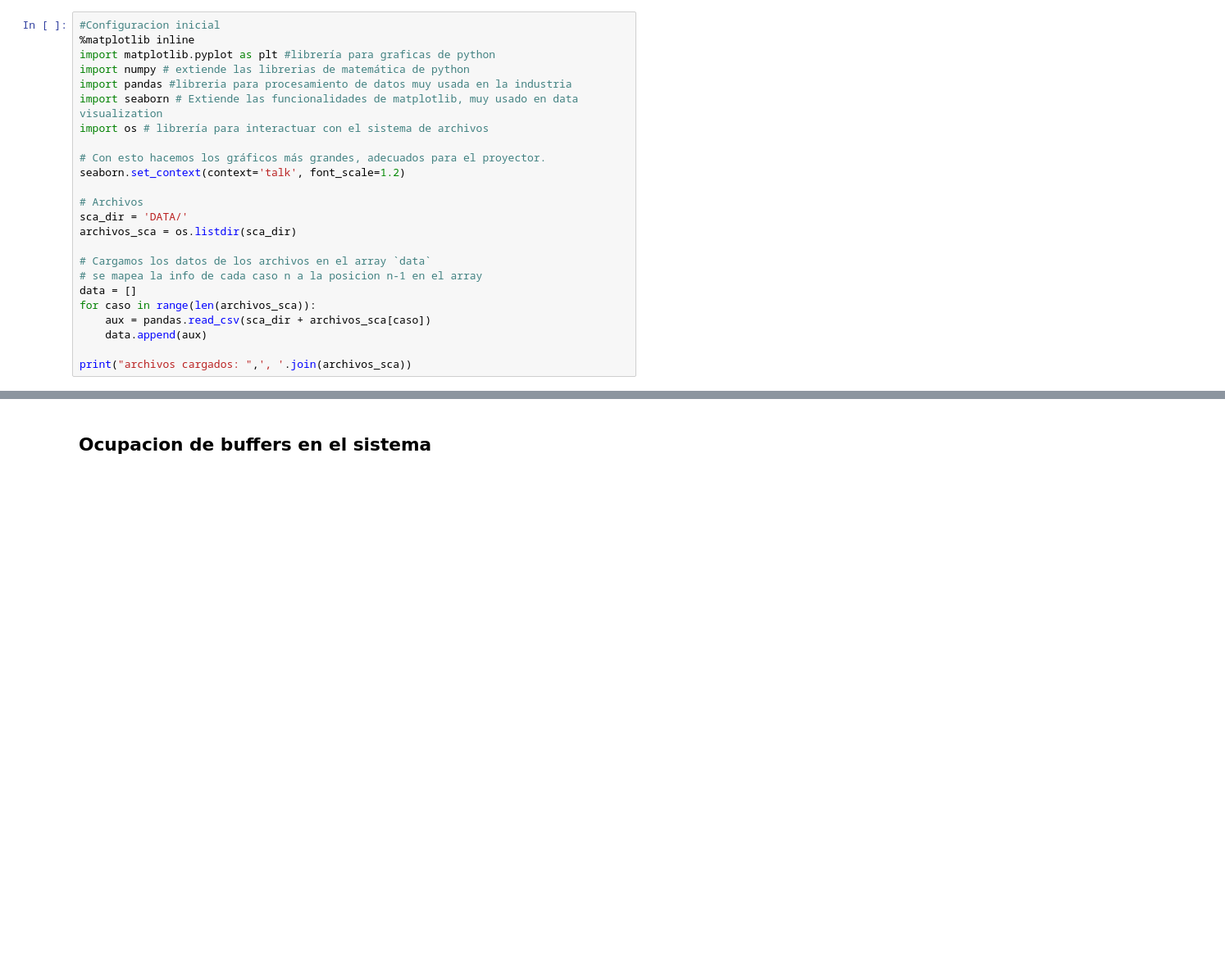
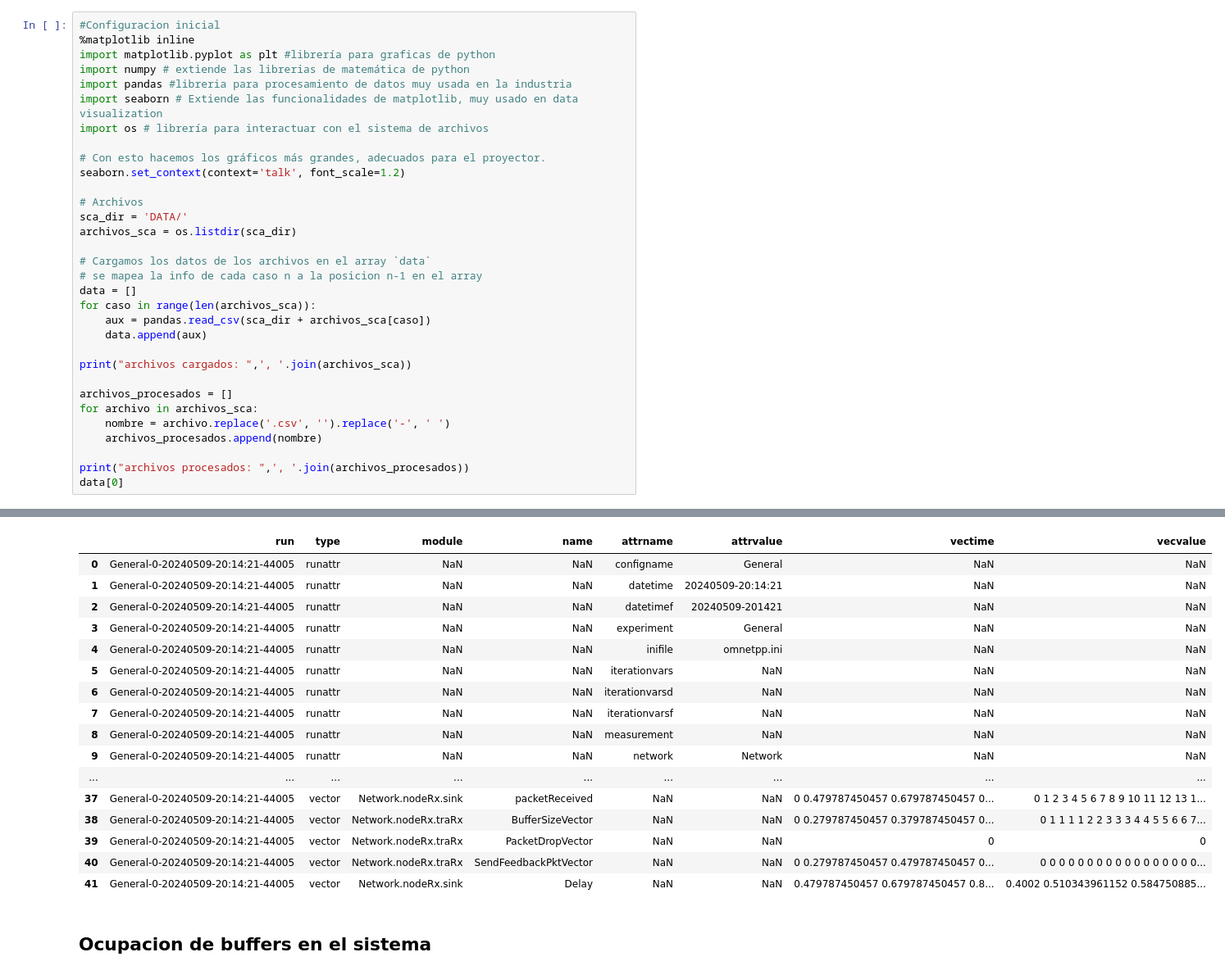
Before and after one commit to Kidmand/Redes-LAB-3, a Jupyter notebook: Notebook-results.ipynb, the cells around one changed output, grey strips where cells are left out. Shown at 82% size. Cells and saved outputs as stored; diff of their text form; blank space fills up the shorter version.

```diff
--- a/Notebook-results.ipynb
+++ b/Notebook-results.ipynb
@@ -22,5 +22,13 @@ for caso in range(len(archivos_sca)):
     data.append(aux)
 
 print("archivos cargados: ",', '.join(archivos_sca))
+
+archivos_procesados = []
+for archivo in archivos_sca:
+    nombre = archivo.replace('.csv', '').replace('-', ' ')
+    archivos_procesados.append(nombre)
+
+print("archivos procesados: ",', '.join(archivos_procesados))
+data[0]
 # %% [output]
 archivos cargados:  parte2-caso3.csv, parte2-caso2.csv, parte2-caso1.csv
@@ -27,3 +36,20 @@ archivos cargados:  parte2-caso3.csv, parte2-caso2.csv, parte2-caso1.csv
+|  | run | type | module | name | attrname | attrvalue | vectime | vecvalue |
+| 0 | General-0-20240509-20:14:21-44005 | runattr | NaN | NaN | configname | General | NaN | NaN |
+| 1 | General-0-20240509-20:14:21-44005 | runattr | NaN | NaN | datetime | 20240509-20:14:21 | NaN | NaN |
+| 2 | General-0-20240509-20:14:21-44005 | runattr | NaN | NaN | datetimef | 20240509-201421 | NaN | NaN |
+| 3 | General-0-20240509-20:14:21-44005 | runattr | NaN | NaN | experiment | General | NaN | NaN |
+| 4 | General-0-20240509-20:14:21-44005 | runattr | NaN | NaN | inifile | omnetpp.ini | NaN | NaN |
+| 5 | General-0-20240509-20:14:21-44005 | runattr | NaN | NaN | iterationvars | NaN | NaN | NaN |
+| 6 | General-0-20240509-20:14:21-44005 | runattr | NaN | NaN | iterationvarsd | NaN | NaN | NaN |
+| 7 | General-0-20240509-20:14:21-44005 | runattr | NaN | NaN | iterationvarsf | NaN | NaN | NaN |
+| 8 | General-0-20240509-20:14:21-44005 | runattr | NaN | NaN | measurement | NaN | NaN | NaN |
+| 9 | General-0-20240509-20:14:21-44005 | runattr | NaN | NaN | network | Network | NaN | NaN |
+| ... | ... | ... | ... | ... | ... | ... | ... | ... |
+| 37 | General-0-20240509-20:14:21-44005 | vector | Network.nodeRx.sink | packetReceived | NaN | NaN | 0 0.479787450457 0.679787450457 0... | 0 1 2 3 4 5 6 7 8 9 10 11 12 13 1... |
+| 38 | General-0-20240509-20:14:21-44005 | vector | Network.nodeRx.traRx | BufferSizeVector | NaN | NaN | 0 0.279787450457 0.379787450457 0... | 0 1 1 1 1 2 2 3 3 3 4 4 5 5 6 6 7... |
+| 39 | General-0-20240509-20:14:21-44005 | vector | Network.nodeRx.traRx | PacketDropVector | NaN | NaN | 0 | 0 |
+| 40 | General-0-20240509-20:14:21-44005 | vector | Network.nodeRx.traRx | SendFeedbackPktVector | NaN | NaN | 0 0.279787450457 0.479787450457 0... | 0 0 0 0 0 0 0 0 0 0 0 0 0 0 0 0 0... |
+| 41 | General-0-20240509-20:14:21-44005 | vector | Network.nodeRx.sink | Delay | NaN | NaN | 0.479787450457 0.679787450457 0.8... | 0.4002 0.510343961152 0.584750885... |
 # %% [markdown]
 ## Ocupacion de buffers en el sistema
 # %%
```
Also changed, not shown: parts of 8 cells of this notebook.
